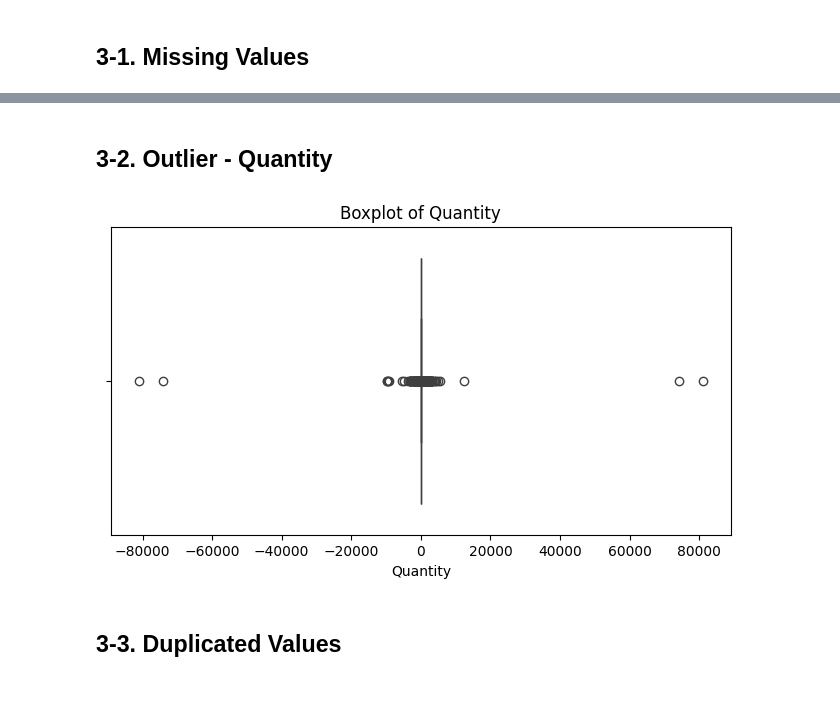
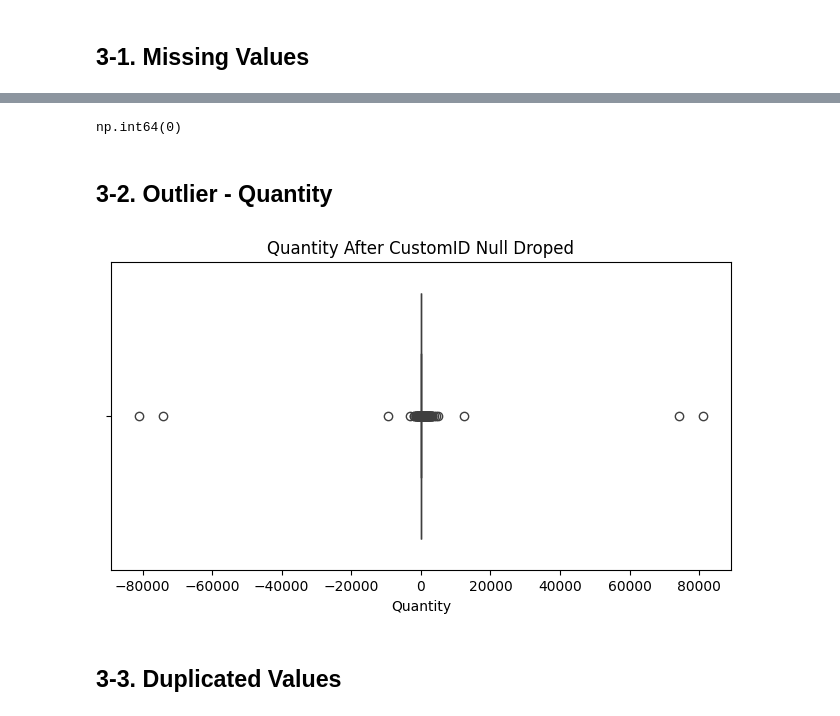
Before and after one commit to iamyunaseo/e-commerce-customer-behavior-analytics, a Jupyter notebook: e-commerce-customer-behavior-analytics.ipynb, the cells around one changed output, grey strips where cells are left out. Drawn from its saved outputs; the diff is of its cells as text; code cells hidden in the pictures.

```diff
--- a/e-commerce-customer-behavior-analytics.ipynb
+++ b/e-commerce-customer-behavior-analytics.ipynb
@@ -400,0 +429,4 @@ df[df.duplicated(keep=False)]
+# %%
+# Convert InoviceDate to datetime format
+
+df["InvoiceDate"] = pd.to_datetime(df["InvoiceDate"])
@@ -408,13 +472,19 @@ df[df.duplicated(keep=False)]
+# %%
+df = df.dropna(subset=['CustomerID'])
+# %%
+df.isnull().sum().sum()
+# %% [output]
+np.int64(0)
 # %% [markdown]
 ## 3-2. Outlier - Quantity
 # %%
 plt.figure(figsize=(8, 4))
 sns.boxplot(x=df['Quantity'])
-plt.title('Boxplot of Quantity')
+plt.title('Quantity After CustomID Null Droped')
 plt.xlabel('Quantity')
 plt.show()
 # %% [output]
-[figure, old version]
+[figure, new version]
 # %% [markdown]
 ## 3-3. Duplicated Values
 # %% [markdown]
```
Also changed, not shown: parts of 19 cells of this notebook.
